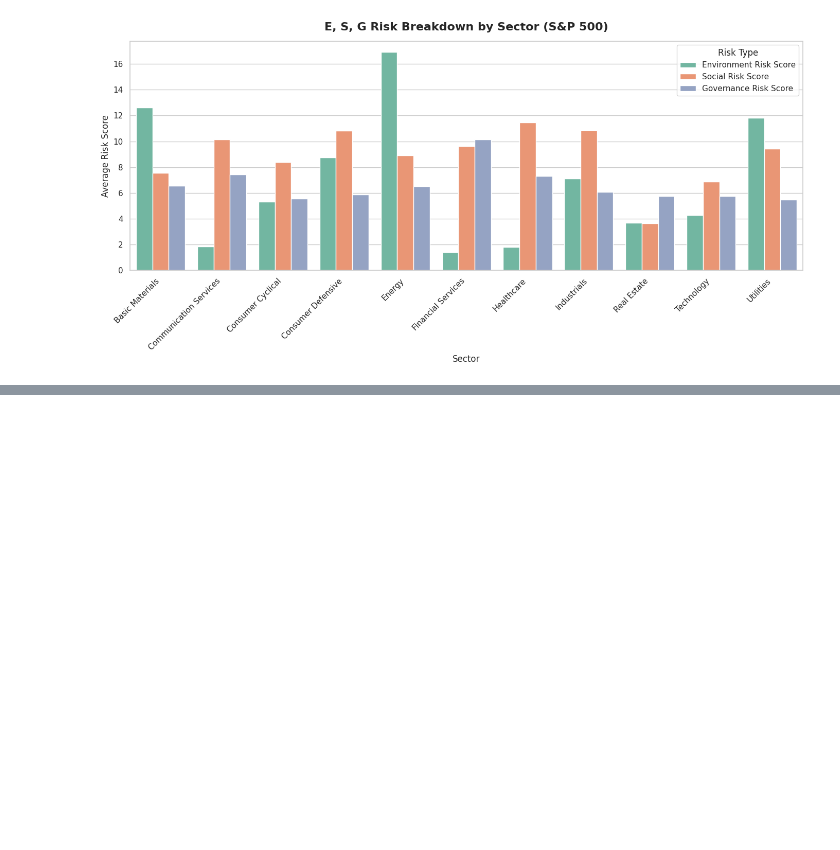
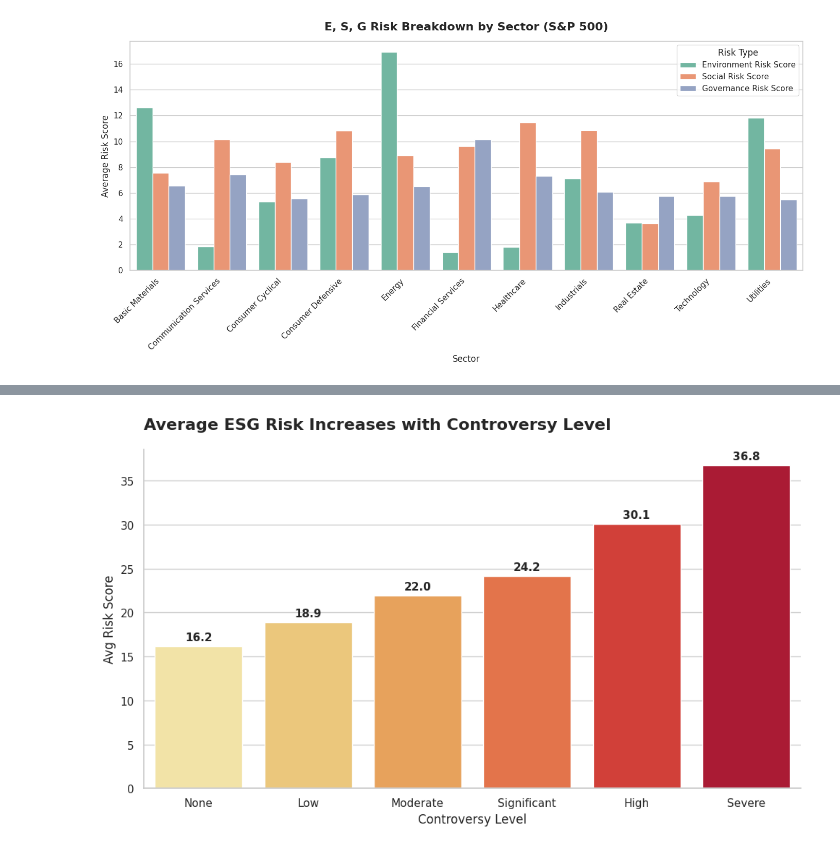
Before and after one commit to sahilchettri-data/esg_risk_analysis, a Jupyter notebook: S&P500ESGRiskAnalysis.ipynb, the cells around one changed output, grey strips where cells are left out. Saved outputs shown, nothing was run; the diff lists cells and outputs as text; code cells hidden in the pictures; blank space fills up the shorter version.

```diff
--- a/S&P500ESGRiskAnalysis.ipynb
+++ b/S&P500ESGRiskAnalysis.ipynb
@@ -87,0 +144,42 @@ plt.show()
+# %%
+import seaborn as sns
+import matplotlib.pyplot as plt
+
+# 1. Calculation & Order
+contro = df.groupby('Controversy Level')['Total ESG Risk score'].mean().reindex(order).reset_index()
+
+plt.figure(figsize=(10, 6))
+
+# 2. Use a sequential palette to show increasing intensity
+ax = sns.barplot(
+    data=contro,
+    x='Controversy Level',
+    y='Total ESG Risk score',
+    palette='YlOrRd', # Shows 'heat' increasing
+    order=order,
+    hue='Controversy Level',
+    legend=False
+)
+
+# 3. Add exact value labels on top of bars
+for p in ax.patches:
+    ax.annotate(f'{p.get_height():.1f}',
+                (p.get_x() + p.get_width() / 2., p.get_height()),
+                ha='center', va='center',
+                xytext=(0, 9),
+                textcoords='offset points',
+                fontsize=11,
+                fontweight='bold')
+
+# 4. Styling
+plt.title('Average ESG Risk Increases with Controversy Level', fontsize=16, fontweight='bold', loc='left', pad=20)
+plt.ylabel('Avg Risk Score', fontsize=12)
+plt.xlabel('Controversy Level', fontsize=12)
+plt.xticks(ticks=range(len(order)), labels=['None', 'Low', 'Moderate', 'Significant', 'High', 'Severe'])
+
+# Remove top/right spines for a modern look
+sns.despine()
+plt.tight_layout()
+plt.show()
+# %% [output]
+[figure, added]
```
Also changed, not shown: parts of 12 cells of this notebook.
